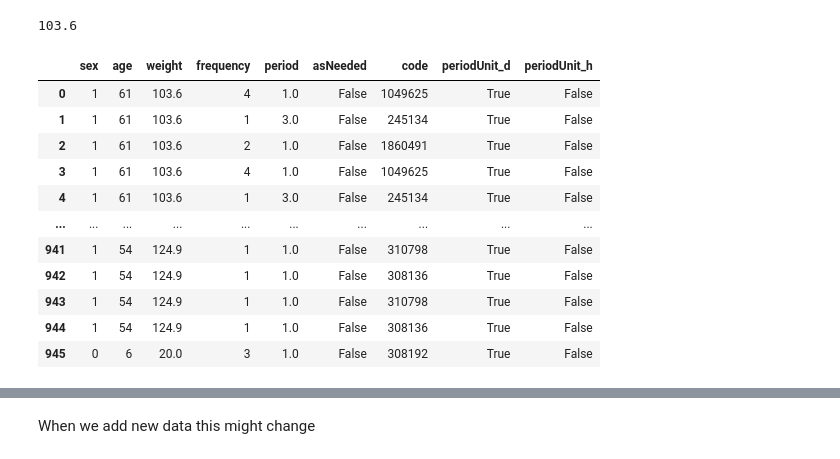
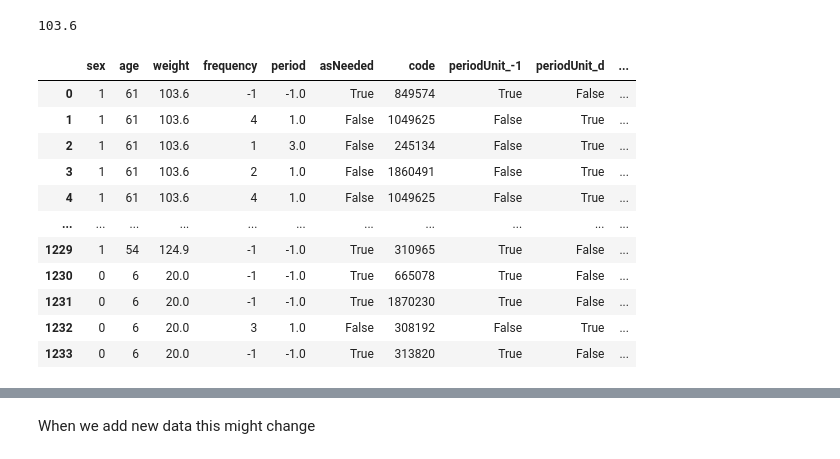
Before and after one commit to keace888/Medical-codes, a Jupyter notebook: Medical_codes.ipynb, the cells around one changed output, grey strips where cells are left out. Cells and saved outputs as stored; diff of their text form; code cells hidden in the pictures.

```diff
--- a/Medical_codes.ipynb
+++ b/Medical_codes.ipynb
@@ -159,7 +159,7 @@ frequency_list = []
 period_list = []
 periodUnit_list = []
 asNeeded_list = []
-code_list = []   # medication codes
+code_list = []
 
 for patient_bundle in json_dicts:
     # Extract patient demographics once per patient bundle
@@ -175,73 +175,91 @@ for patient_bundle in json_dicts:
             dosage_instructions = resource.get('dosageInstruction')
 
             if dosage_instructions and len(dosage_instructions) > 0:
-                # Only care about the first dosage instruction
                 dosage_instruction = dosage_instructions[0]
 
-                # Defaults
-                current_frequency = None
-                current_period = None
-                current_periodUnit = None
+                # Extract asNeededBoolean early
                 current_asNeeded = dosage_instruction.get('asNeededBoolean')
-                med_code = None
 
-                # Timing / repeat
+                # Extract timing info
                 timing = dosage_instruction.get('timing', {})
                 repeat = timing.get('repeat', {})
-                current_frequency = repeat.get('frequency')
-                current_period = repeat.get('period')
-                current_periodUnit = repeat.get('periodUnit')
 
-                # Safely extract medication code
+                current_frequency = repeat.get('frequency')   # may be None
+                current_period = repeat.get('period')         # may be None
+                current_periodUnit = repeat.get('periodUnit') # may be None
+
+                # Extract medication code
+                med_code = None
                 med_cc = resource.get('medicationCodeableConcept')
                 if med_cc:
                     coding = med_cc.get('coding')
                     if coding and len(coding) > 0:
                         med_code = coding[0].get('code')
 
-                # Only append if ALL required values are present
+                # Skip if no code (optional — remove if you want rows without codes)
+                if med_code is None:
+                    continue
+
+                # -----------------------------
+                # CASE 1: NORMAL DOSING VALUES
+                # -----------------------------
                 if (current_frequency is not None and
                     current_period is not None and
-                    current_periodUnit is not None and
-                    current_asNeeded is not None and
-                    med_code is not None):
+                    current_periodUnit is not None):
 
                     sex_list.append(0 if patient_sex == 'female' else 1)
                     age_list.append(patient_age)
                     weight_list.append(patient_weight)
                     frequency_list.append(current_frequency)
                     period_list.append(current_period)
                     periodUnit_list.append(current_periodUnit)
-                    asNeeded_list.append(current_asNeeded)
+                    asNeeded_list.append(current_asNeeded if current_asNeeded is not None else False)
                     code_list.append(med_code)
 
-# Create a new DataFrame 'data' from the collected lists
+                # -----------------------------------------------
+                # CASE 2: asNeeded=True AND no frequency info
+                # → Fill frequency/period/periodUnit with -1
+                # -----------------------------------------------
+                elif current_asNeeded is True:
+                    sex_list.append(0 if patient_sex == 'female' else 1)
+                    age_list.append(patient_age)
+                    weight_list.append(patient_weight)
+                    frequency_list.append(-1)
+                    period_list.append(-1)
+                    periodUnit_list.append("-1")
+                    asNeeded_list.append(True)
+                    code_list.append(med_code)
+
+                # else: skip entries that don't meet either condition
+
+
+# Create DataFrame
 data = pd.DataFrame({
     'sex': sex_list,
     'age': age_list,
     'weight': weight_list,
     'frequency': frequency_list,
     'period': period_list,
     'periodUnit_raw': periodUnit_list,
     'asNeeded': asNeeded_list,
     'code': code_list
 })
 
-# One-hot encoding for 'periodUnit_raw'
+# One-hot encode periodUnit_raw
 periodUnit_dummies = pd.get_dummies(data['periodUnit_raw'], prefix='periodUnit')
 data = pd.concat([data.drop('periodUnit_raw', axis=1), periodUnit_dummies], axis=1)
 
 data
 # %% [output]
-|  | sex | age | weight | frequency | period | asNeeded | code | periodUnit_d | periodUnit_h |
-| 0 | 1 | 61 | 103.6 | 4 | 1.0 | False | 1049625 | True | False |
-| 1 | 1 | 61 | 103.6 | 1 | 3.0 | False | 245134 | True | False |
-| 2 | 1 | 61 | 103.6 | 2 | 1.0 | False | 1860491 | True | False |
-| 3 | 1 | 61 | 103.6 | 4 | 1.0 | False | 1049625 | True | False |
-| 4 | 1 | 61 | 103.6 | 1 | 3.0 | False | 245134 | True | False |
-| ... | ... | ... | ... | ... | ... | ... | ... | ... | ... |
-| 941 | 1 | 54 | 124.9 | 1 | 1.0 | False | 310798 | True | False |
-| 942 | 1 | 54 | 124.9 | 1 | 1.0 | False | 308136 | True | False |
-| 943 | 1 | 54 | 124.9 | 1 | 1.0 | False | 310798 | True | False |
-| 944 | 1 | 54 | 124.9 | 1 | 1.0 | False | 308136 | True | False |
-| 945 | 0 | 6 | 20.0 | 3 | 1.0 | False | 308192 | True | False |
+|  | sex | age | weight | frequency | period | asNeeded | code | periodUnit_-1 | periodUnit_d | ... |
+| 0 | 1 | 61 | 103.6 | -1 | -1.0 | True | 849574 | True | False | ... |
+| 1 | 1 | 61 | 103.6 | 4 | 1.0 | False | 1049625 | False | True | ... |
+| 2 | 1 | 61 | 103.6 | 1 | 3.0 | False | 245134 | False | True | ... |
+| 3 | 1 | 61 | 103.6 | 2 | 1.0 | False | 1860491 | False | True | ... |
+| 4 | 1 | 61 | 103.6 | 4 | 1.0 | False | 1049625 | False | True | ... |
+| ... | ... | ... | ... | ... | ... | ... | ... | ... | ... | ... |
+| 1229 | 1 | 54 | 124.9 | -1 | -1.0 | True | 310965 | True | False | ... |
+| 1230 | 0 | 6 | 20.0 | -1 | -1.0 | True | 665078 | True | False | ... |
+| 1231 | 0 | 6 | 20.0 | -1 | -1.0 | True | 1870230 | True | False | ... |
+| 1232 | 0 | 6 | 20.0 | 3 | 1.0 | False | 308192 | False | True | ... |
+| 1233 | 0 | 6 | 20.0 | -1 | -1.0 | True | 313820 | True | False | ... |
```
Also changed, not shown: parts of 1 cell of this notebook.
